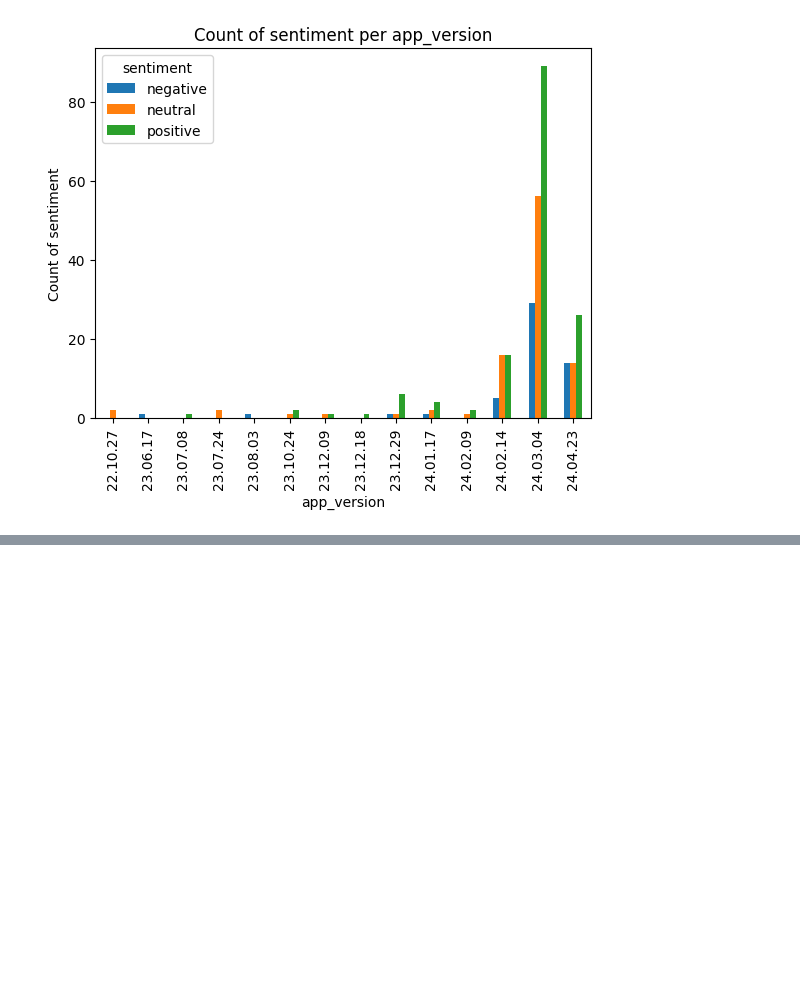
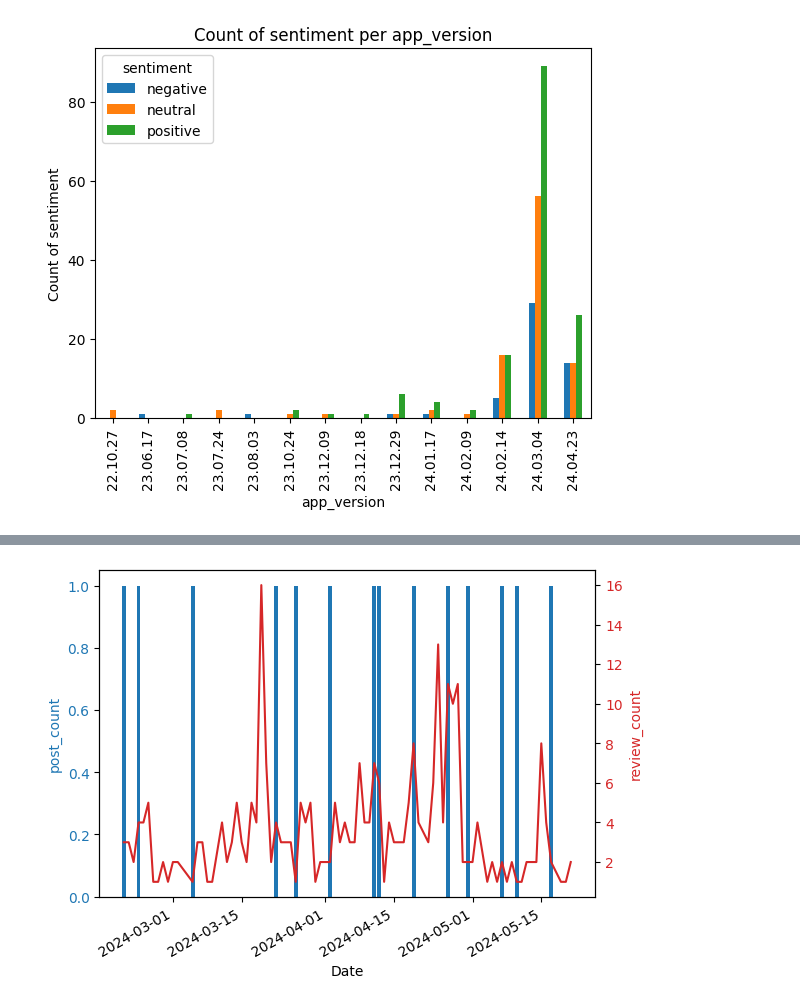
Before and after one commit to abrahamshimelis/Marketing-Analytics-Dashboard, a Jupyter notebook: notebooks/EDA.ipynb, the cells around one changed output, grey strips where cells are left out. Cells and saved outputs as stored; diff of their text form; code cells hidden in the pictures; blank space fills up the shorter version.

```diff
--- a/notebooks/EDA.ipynb
+++ b/notebooks/EDA.ipynb
@@ -383,0 +386,8 @@ plot_categorical_two_cols_unstack(df_reviews, 'sentiment', 'app_version')
+# %%
+# Assuming df_review is your DataFrame
+df_reviews['created_at_date'] = df_reviews['created_at'].dt.date
+
+# Group by the created_at_date and count the reviews
+df_review_count = df_reviews.groupby('created_at_date').size().reset_index(name='review_count')
+
+print(df_review_count)
@@ -383,0 +409,4 @@ plot_categorical_two_cols_unstack(df_reviews, 'sentiment', 'app_version')
+# %%
+merged_by_date_two_cols_plot(df_posts, df_review_count, 'post_count', 'review_count', 'date', 'created_at_date')
+# %% [output]
+[figure, added]
```
Also changed, not shown: parts of 5 cells of this notebook, 1 other file.
